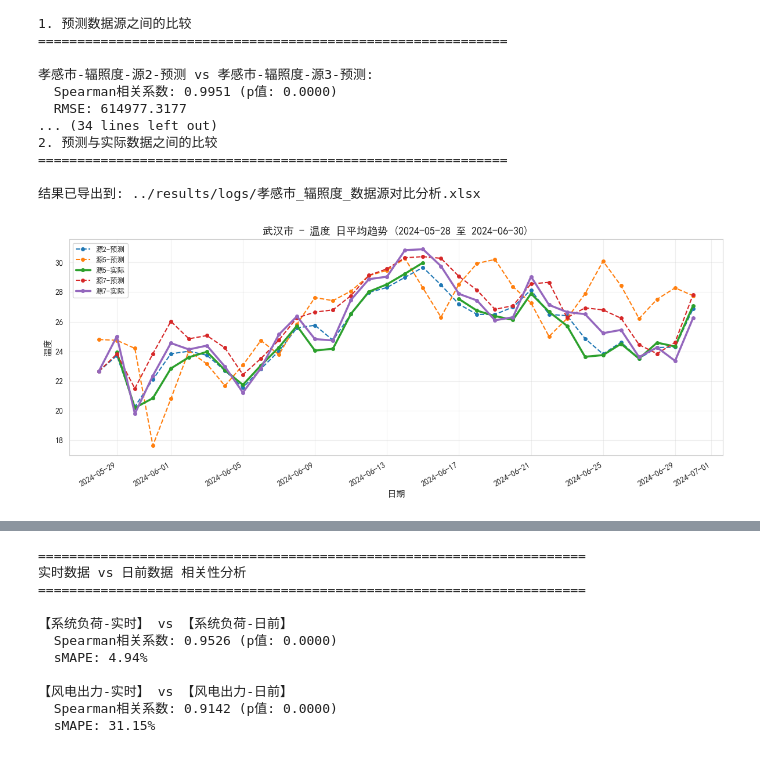
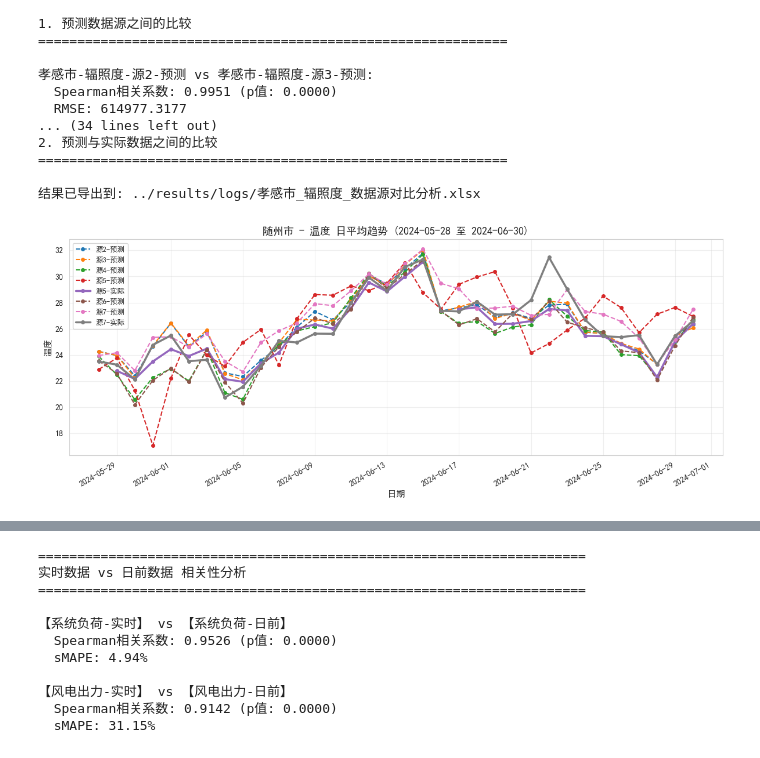
Before and after one commit to Tingxun/Electricity-Price-Forecast, a Jupyter notebook: Electricity Price Forecast/code/data_preprocessing.ipynb, the cells around one changed output, grey strips where cells are left out. Drawn from its saved outputs; the diff is of its cells as text; code cells hidden in the pictures.

```diff
--- a/Electricity Price Forecast/code/data_preprocessing.ipynb
+++ b/Electricity Price Forecast/code/data_preprocessing.ipynb
@@ -18,6 +18,11 @@ warnings.filterwarnings('ignore')
 # %%
 df_weather = pd.read_csv('../data/raw/气象总表.csv', encoding='utf-8')
 df_market = pd.read_csv('../data/raw/市场边界_出清价格总表.csv', encoding='utf-8')
+df_market['时段'] = df_market['时段'].str.split('-').str[1]
+df_weather['日期'] = pd.to_datetime(df_weather['日期'])
+df_market['日期'] = pd.to_datetime(df_market['日期'])
+df_weather['时段'] = df_weather['时段'].astype(str)
+df_market['时段'] = df_market['时段'].astype(str)
 
 print(df_weather.shape)
 print(df_market.shape)
@@ -472,36 +477,36 @@ def plot_weather_timeseries(df_weather, city, weather_type,
 
         ax.plot(daily_data['日期'], daily_data[col],
                 label=label,
                 linestyle=linestyle,
                 linewidth=linewidth,
                 marker='o',
                 markersize=4)
 
     # 标题和标签
     title = f"{city} - {weather_type} 日平均趋势"
     if start_date and end_date:
         title += f" ({start_date} 至 {end_date})"
     ax.set_title(title, fontsize=13)
     ax.set_xlabel('日期', fontsize=11)
     ax.set_ylabel(weather_type, fontsize=11)
 
     ax.grid(True, alpha=0.3)
     ax.legend(loc='best', fontsize=9)
     fig.autofmt_xdate()
     plt.tight_layout()
     plt.show()
 
 plot_weather_timeseries(
     df_weather,
-    city="武汉市",
+    city="随州市",
     weather_type="温度",
-    data_sources=['源2', '源5', '源7'],
+    data_sources=['源1', '源2', '源3', '源4', '源5', '源6', '源7'],
     plot_type='both',
     start_date='2024-05-28',
     end_date='2024-06-30'
 )
 # %% [output]
-[figure, old version]
+[figure, new version]
 # %%
 import re
 from collections import defaultdict
```
Also changed, not shown: parts of 7 cells of this notebook, 28 other files.
